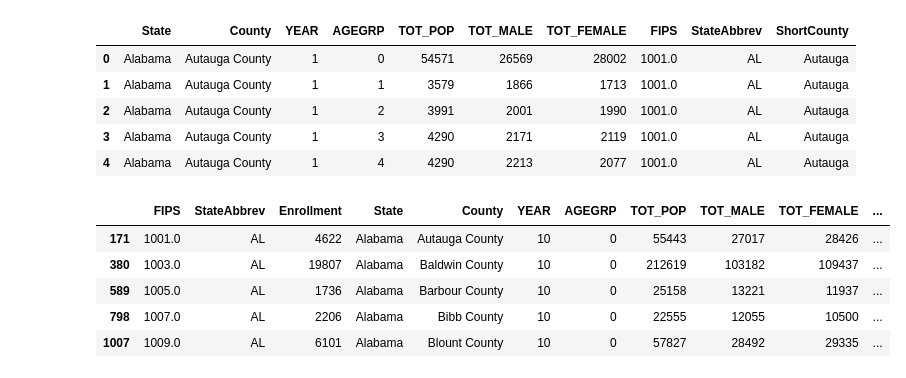
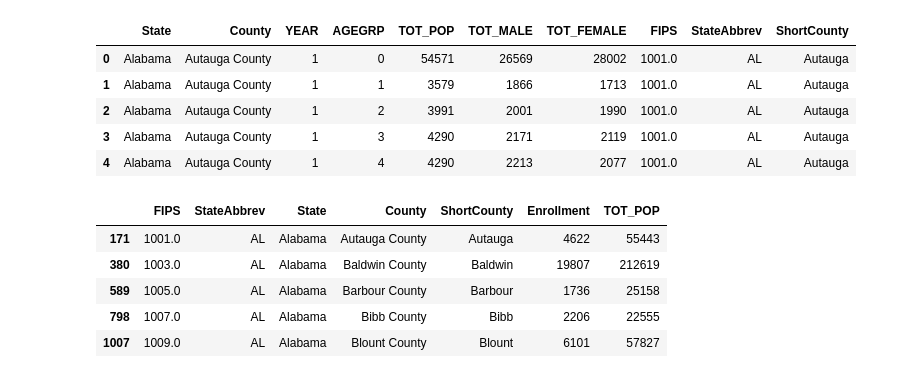
Before and after one commit to younesk93/Project-1, a Jupyter notebook: Project/SM-Main.ipynb, the cells around one changed output. Cells and saved outputs as stored; diff of their text form; code cells hidden in the pictures.

```diff
--- a/Project/SM-Main.ipynb
+++ b/Project/SM-Main.ipynb
@@ -21,8 +25,11 @@ Currentpath
 # %%
 # Read CSV 2016 and 2017 CMS Enrollement file
 
-Rawfile2017 = pd.read_csv("Enrollement.csv")
+Rawfile2017 = pd.read_csv("Medicare2017Enrollment.csv")
 Rawfile2016 = pd.read_csv('Medicare2016Enrollment.csv')
+Rawfile2018 = pd.read_csv('Medicare2018Enrollment.csv')
+Rawfile2015 = pd.read_csv('Medicare2015Enrollment.csv')
+Rawfile2014 = pd.read_csv('Medicare2014Enrollment.csv')
 # %%
 New_2017 = Rawfile2017[['FIPS State County Code', 'State', 'County', 'Enrollment']]
 New_2016 = Rawfile2016[['FIPS State County Code', 'State', 'County', 'Enrollment']]
@@ -52,11 +72,19 @@ New_CMS2016 = New_CMS2016.rename(columns = {'State': 'StateAbbrev'
 # Groupy state and county
 
 Cms_Enrollment_2017 = New_CMS2017.groupby(['FIPS', 'StateAbbrev', 'County'])
-Final2017CMS = Cms_Enrollment_2017["Enrollment"].sum()
+Final2017CMS = pd.DataFrame(Cms_Enrollment_2017["Enrollment"].sum())
 
 Cms_Enrollment_2016 = New_CMS2016.groupby(['FIPS', 'StateAbbrev', 'County'])
-Final2016CMS = Cms_Enrollment_2016["Enrollment"].sum()
+Final2016CMS = pd.DataFrame(Cms_Enrollment_2016["Enrollment"].sum())
 
-Final2016CMS.head()
+Cms_Enrollment_2018 = New_CMS2018.groupby(['FIPS', 'StateAbbrev', 'County'])
+Final2018CMS = pd.DataFrame(Cms_Enrollment_2018["Enrollment"].sum())
+
+Cms_Enrollment_2015 = New_CMS2015.groupby(['FIPS', 'StateAbbrev', 'County'])
+Final2015CMS = pd.DataFrame(Cms_Enrollment_2015["Enrollment"].sum())
+
+Cms_Enrollment_2014 = New_CMS2014.groupby(['FIPS', 'StateAbbrev', 'County'])
+Final2014CMS = pd.DataFrame(Cms_Enrollment_2014["Enrollment"].sum())
+
 
 # Put Cms_Enrollment in pd = Nick
@@ -142,14 +172,15 @@ PopulationFips.head()
 # %%
 PopvMed = pd.merge(Final2017CMS, PopulationFips, on=['FIPS','StateAbbrev'], how='inner')
 PopvMed = PopvMed[PopvMed.AGEGRP == 0]
 PopvMed = PopvMed[PopvMed.YEAR == 10]
-PopvMed = PopvMed[['FIPS','StateAbbrev','State','County','ShortCounty','Enrollment','TOT_POP','TOT_MALE']]
+PopvMed = PopvMed[['FIPS','StateAbbrev','State','County','ShortCounty','Enrollment','TOT_POP']]
+#PopvMed['perc'] = PopvMed['Enrollment']/PopvMed['TOT_POP'] * 100
 
 PopvMed.head()
 # %% [output]
-|  | FIPS | StateAbbrev | Enrollment | State | County | YEAR | AGEGRP | TOT_POP | TOT_MALE | TOT_FEMALE | ... |
-| 171 | 1001.0 | AL | 4622 | Alabama | Autauga County | 10 | 0 | 55443 | 27017 | 28426 | ... |
-| 380 | 1003.0 | AL | 19807 | Alabama | Baldwin County | 10 | 0 | 212619 | 103182 | 109437 | ... |
-| 589 | 1005.0 | AL | 1736 | Alabama | Barbour County | 10 | 0 | 25158 | 13221 | 11937 | ... |
-| 798 | 1007.0 | AL | 2206 | Alabama | Bibb County | 10 | 0 | 22555 | 12055 | 10500 | ... |
-| 1007 | 1009.0 | AL | 6101 | Alabama | Blount County | 10 | 0 | 57827 | 28492 | 29335 | ... |
+|  | FIPS | StateAbbrev | State | County | ShortCounty | Enrollment | TOT_POP |
+| 171 | 1001.0 | AL | Alabama | Autauga County | Autauga | 4622 | 55443 |
+| 380 | 1003.0 | AL | Alabama | Baldwin County | Baldwin | 19807 | 212619 |
+| 589 | 1005.0 | AL | Alabama | Barbour County | Barbour | 1736 | 25158 |
+| 798 | 1007.0 | AL | Alabama | Bibb County | Bibb | 2206 | 22555 |
+| 1007 | 1009.0 | AL | Alabama | Blount County | Blount | 6101 | 57827 |
```
Also changed, not shown: parts of 11 cells of this notebook.
